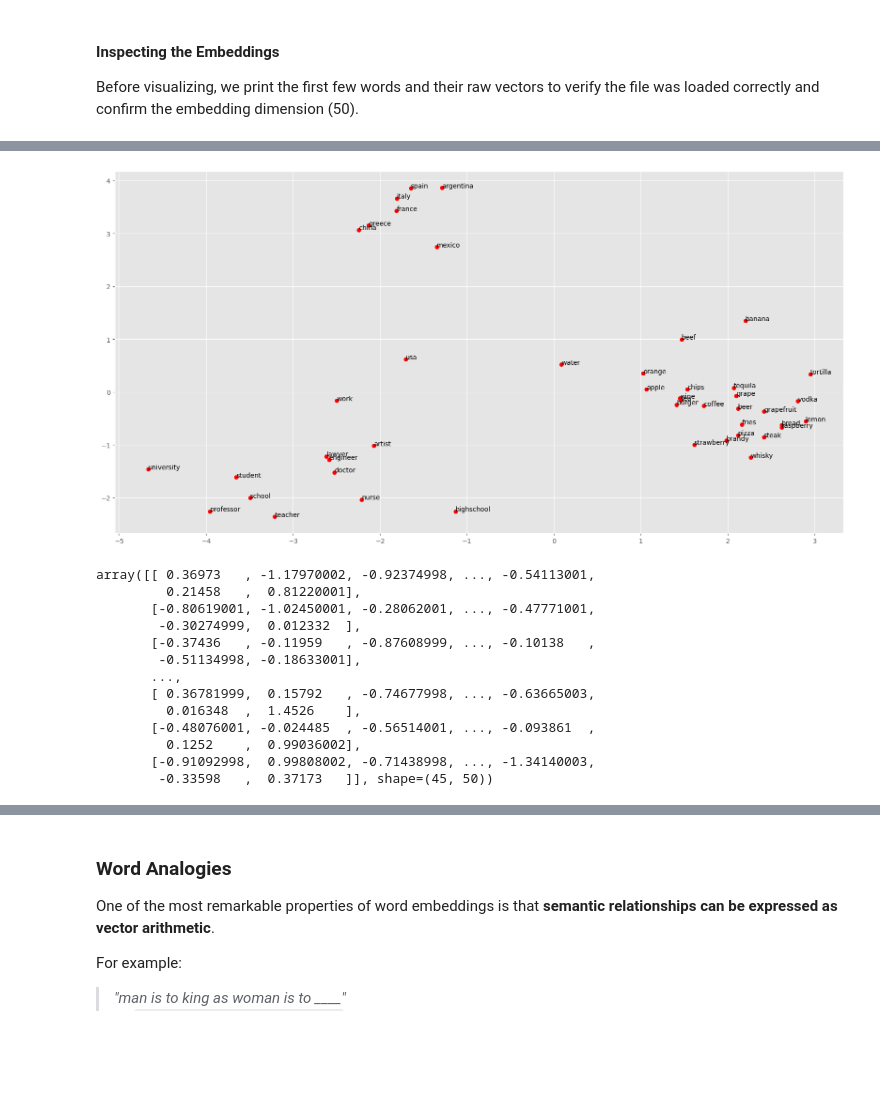
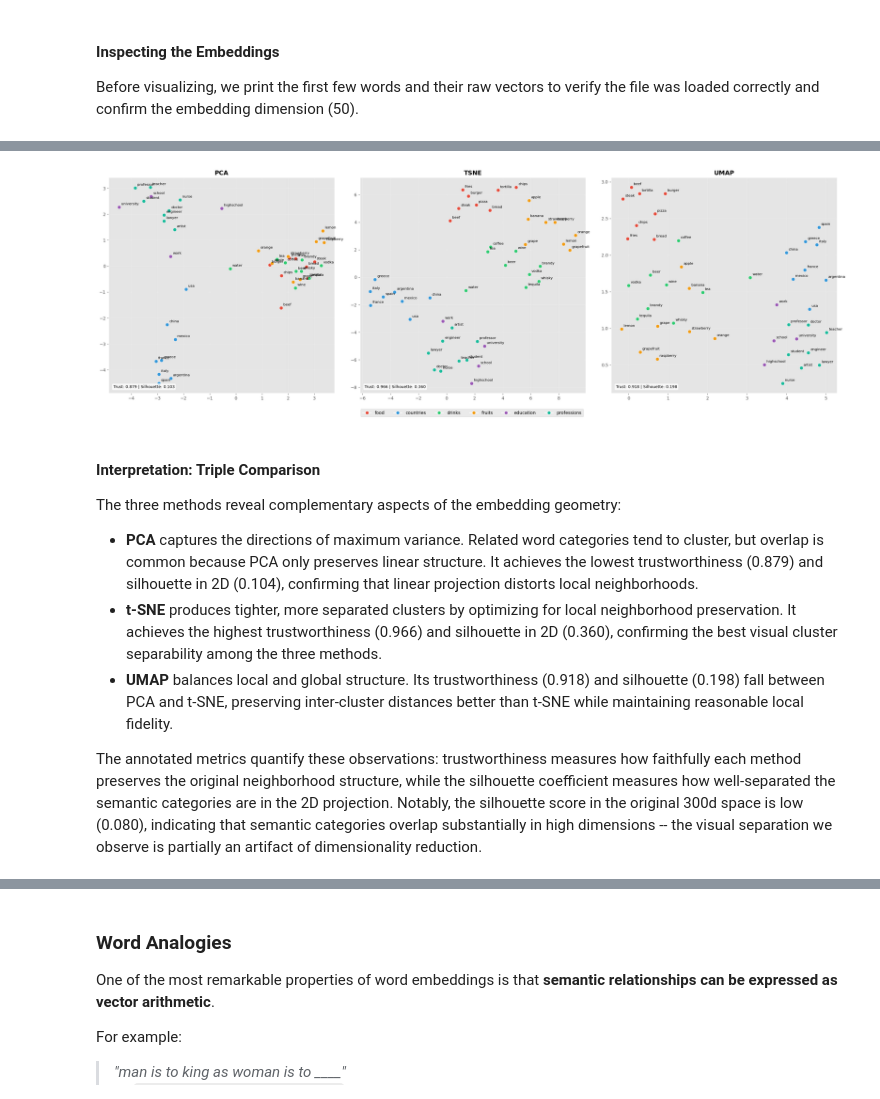
Before and after one commit to Luz026/TC5033_Team30, a Jupyter notebook: A3A/TC4033_Activity3a_30.ipynb, the cells around one changed output, grey strips where cells are left out. Drawn from its saved outputs; the diff is of its cells as text; code cells hidden in the pictures; blank space fills up the shorter version.

````diff
--- a/A3A/TC4033_Activity3a_30.ipynb
+++ b/A3A/TC4033_Activity3a_30.ipynb
@@ -80,36 +144,10 @@ word val1 val2 ... val50
 ```
 We define the file path and embedding dimension as constants.
 # %%
-PATH = './glove_embeddings/glove.6B.50d.txt'
-emb_dim = 50
+PATH = './glove_embeddings/glove.6B.300d.txt'
+emb_dim = 300
 # %%
-# Create a dictionary that maps each token (word) to its embedding vector.
-# Expected file format (common for embeddings like GloVe/word2vec text exports):
-# Each line: <word> <f1> <f2> ... <fN>
-# Example: "king 0.123 -0.045 ... 0.778"
-def create_emb_dictionary(path):
-    # Initialize an empty dictionary to hold word -> vector mappings
-    embeddings_dict = {}
-
-    # Open the embeddings file in text mode with UTF-8 encoding
-    with open(path, 'r', encoding='utf-8') as f:
-        # Iterate over the file line by line (memory-efficient for large files)
-        for line in f:
-            # Split the line by whitespace into tokens:
-            # the first token is the word; the rest are numeric components
-            values = line.split()
-
-            # Extract the word (string)
-            word = values[0]
-
-            # Convert the remaining tokens to a NumPy float32 array (the embedding vector)
-            vector = np.array(values[1:], dtype=np.float32)
-
-            # Store the mapping in the dictionary
-            embeddings_dict[word] = vector
-
-    # Return the completed dictionary of embeddings
-    return embeddings_dict
+from utils import create_emb_dictionary, show_n_first_words, prepare_normalized_matrix, analogy, find_most_similar
 # %% [markdown]
 #### Building the Embeddings Dictionary
 
@@ -258,18 +204,17 @@ We select a set of semantically related words across multiple categories (foods,
 # %%
-#
-plot_embeddings(PATH, words, emb_dim, embeddings_dict, PCA)
+fig = viz.plot_comparison_with_metrics(
+    viz_words, SEMANTIC_CATEGORIES, CATEGORY_COLORS, n_neighbors=5,
+)
+plt.show()
 # %% [output]
-[figure, old version]
+[figure, new version]
-array([[ 0.36973   , -1.17970002, -0.92374998, ..., -0.54113001,
-         0.21458   ,  0.81220001],
-       [-0.80619001, -1.02450001, -0.28062001, ..., -0.47771001,
-        -0.30274999,  0.012332  ],
-       [-0.37436   , -0.11959   , -0.87608999, ..., -0.10138   ,
-        -0.51134998, -0.18633001],
-       ...,
-       [ 0.36781999,  0.15792   , -0.74677998, ..., -0.63665003,
-         0.016348  ,  1.4526    ],
-       [-0.48076001, -0.024485  , -0.56514001, ..., -0.093861  ,
-         0.1252    ,  0.99036002],
-       [-0.91092998,  0.99808002, -0.71438998, ..., -1.34140003,
-        -0.33598   ,  0.37173   ]], shape=(45, 50))
+# %% [markdown]
+#### Interpretation: Triple Comparison
+
+The three methods reveal complementary aspects of the embedding geometry:
+
+- **PCA** captures the directions of maximum variance. Related word categories tend to cluster, but overlap is common because PCA only preserves linear structure. It achieves the lowest trustworthiness (0.879) and silhouette in 2D (0.104), confirming that linear projection distorts local neighborhoods.
+- **t-SNE** produces tighter, more separated clusters by optimizing for local neighborhood preservation. It achieves the highest trustworthiness (0.966) and silhouette in 2D (0.360), confirming the best visual cluster separability among the three methods.
+- **UMAP** balances local and global structure. Its trustworthiness (0.918) and silhouette (0.198) fall between PCA and t-SNE, preserving inter-cluster distances better than t-SNE while maintaining reasonable local fidelity.
+
+The annotated metrics quantify these observations: trustworthiness measures how faithfully each method preserves the original neighborhood structure, while the silhouette coefficient measures how well-separated the semantic categories are in the 2D projection. Notably, the silhouette score in the original 300d space is low (0.080), indicating that semantic categories overlap substantially in high dimensions -- the visual separation we observe is partially an artifact of dimensionality reduction.
````
Also changed, not shown: parts of 80 cells of this notebook, 5 other files.
